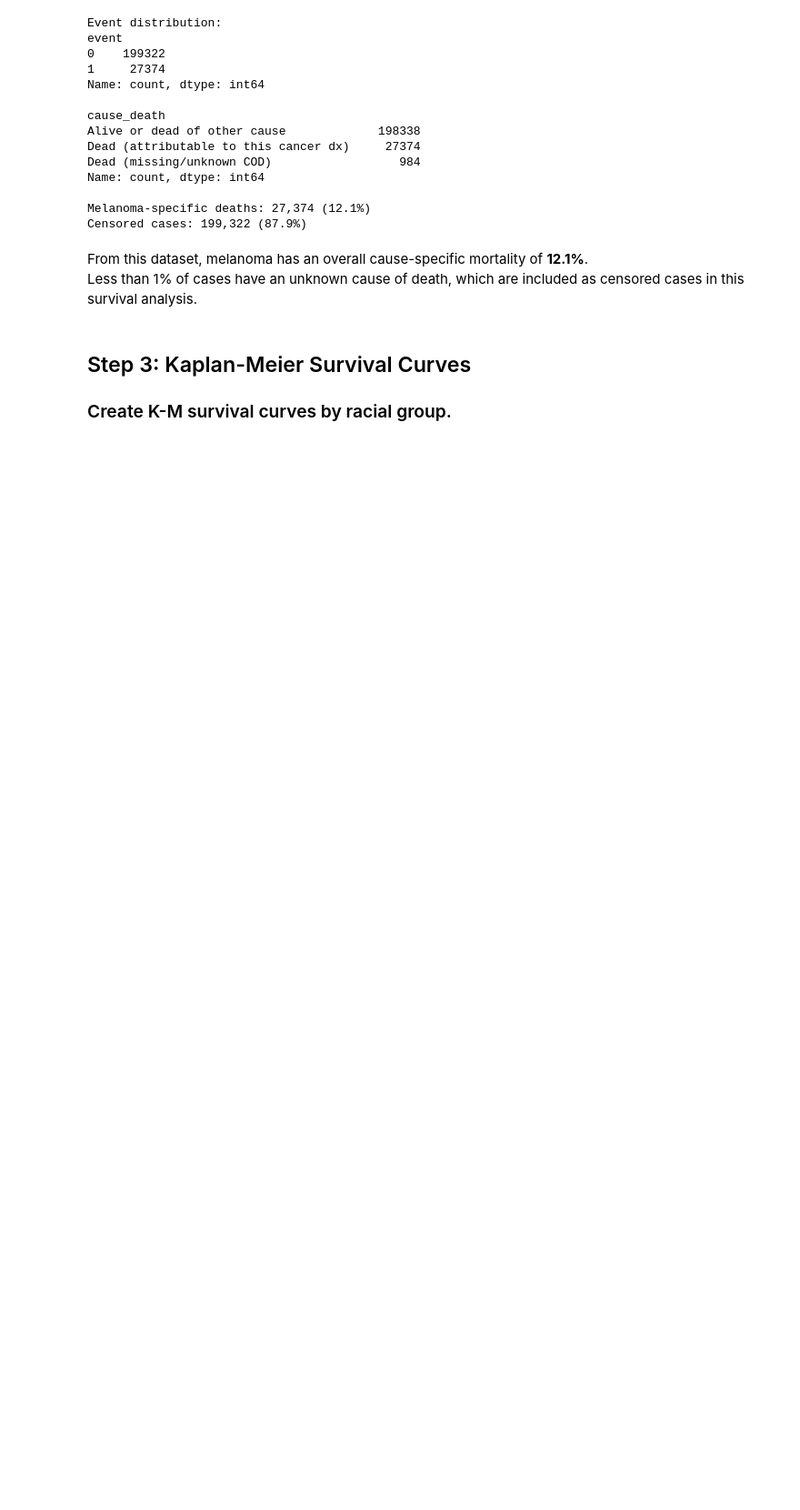
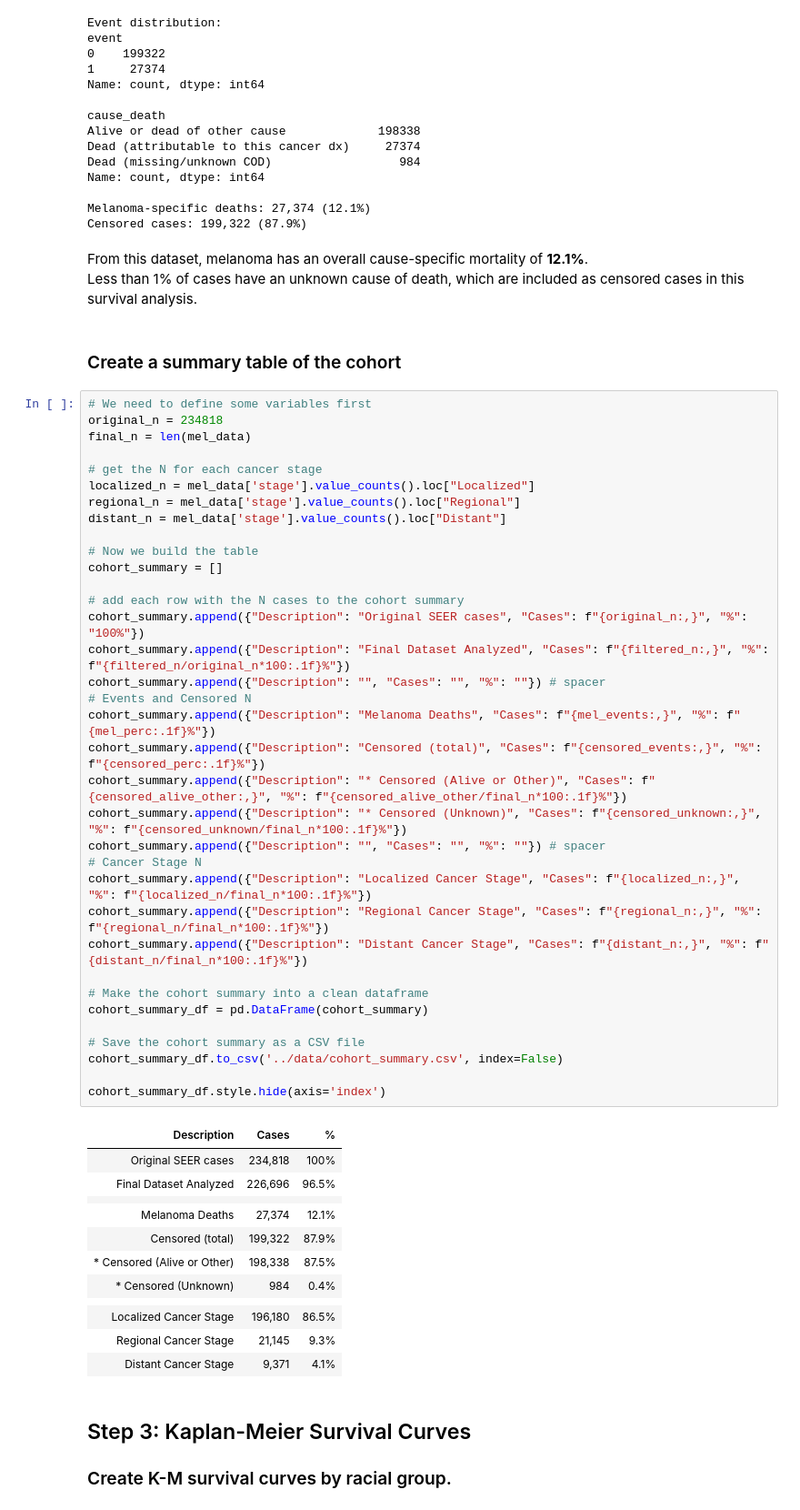
Before and after one commit to kpannoni/melanoma-project, a Jupyter notebook: notebooks/03_survival_analysis.ipynb, the cells around one changed output. Shown at 91% size. Saved outputs shown, nothing was run; the diff lists cells and outputs as text; blank space fills up the shorter version.

Commit message:
Updated the survival analysis notebook with statistics and created a cohort summary.

```diff
--- a/notebooks/03_survival_analysis.ipynb
+++ b/notebooks/03_survival_analysis.ipynb
@@ -122,6 +132,56 @@ Censored cases: 199,322 (87.9%)
 # %% [markdown]
 From this dataset, melanoma has an overall cause-specific mortality of **12.1%**.
 <br>Less than 1% of cases have an unknown cause of death, which are included as censored cases in this survival analysis.
+# %% [markdown]
+### Create a summary table of the cohort
+# %%
+# We need to define some variables first
+original_n = 234818
+final_n = len(mel_data)
+
+# get the N for each cancer stage
+localized_n = mel_data['stage'].value_counts().loc["Localized"]
+regional_n = mel_data['stage'].value_counts().loc["Regional"]
+distant_n = mel_data['stage'].value_counts().loc["Distant"]
+
+# Now we build the table
+cohort_summary = []
+
+# add each row with the N cases to the cohort summary
+cohort_summary.append({"Description": "Original SEER cases", "Cases": f"{original_n:,}", "%": "100%"})
+cohort_summary.append({"Description": "Final Dataset Analyzed", "Cases": f"{filtered_n:,}", "%": f"{filtered_n/original_n*100:.1f}%"})
+cohort_summary.append({"Description": "", "Cases": "", "%": ""}) # spacer
+# Events and Censored N
+cohort_summary.append({"Description": "Melanoma Deaths", "Cases": f"{mel_events:,}", "%": f"{mel_perc:.1f}%"})
+cohort_summary.append({"Description": "Censored (total)", "Cases": f"{censored_events:,}", "%": f"{censored_perc:.1f}%"})
+cohort_summary.append({"Description": "* Censored (Alive or Other)", "Cases": f"{censored_alive_other:,}", "%": f"{censored_alive_other/final_n*100:.1f}%"})
+cohort_summary.append({"Description": "* Censored (Unknown)", "Cases": f"{censored_unknown:,}", "%": f"{censored_unknown/final_n*100:.1f}%"})
+cohort_summary.append({"Description": "", "Cases": "", "%": ""}) # spacer
+# Cancer Stage N
+cohort_summary.append({"Description": "Localized Cancer Stage", "Cases": f"{localized_n:,}", "%": f"{localized_n/final_n*100:.1f}%"})
+cohort_summary.append({"Description": "Regional Cancer Stage", "Cases": f"{regional_n:,}", "%": f"{regional_n/final_n*100:.1f}%"})
+cohort_summary.append({"Description": "Distant Cancer Stage", "Cases": f"{distant_n:,}", "%": f"{distant_n/final_n*100:.1f}%"})
+
+# Make the cohort summary into a clean dataframe
+cohort_summary_df = pd.DataFrame(cohort_summary)
+
+# Save the cohort summary as a CSV file
+cohort_summary_df.to_csv('../data/cohort_summary.csv', index=False)
+
+cohort_summary_df.style.hide(axis='index')
+# %% [output]
+| Description | Cases | % |
+| Original SEER cases | 234,818 | 100% |
+| Final Dataset Analyzed | 226,696 | 96.5% |
+|  |  |  |
+| Melanoma Deaths | 27,374 | 12.1% |
+| Censored (total) | 199,322 | 87.9% |
+| * Censored (Alive or Other) | 198,338 | 87.5% |
+| * Censored (Unknown) | 984 | 0.4% |
+|  |  |  |
+| Localized Cancer Stage | 196,180 | 86.5% |
+| Regional Cancer Stage | 21,145 | 9.3% |
+| Distant Cancer Stage | 9,371 | 4.1% |
 # %% [markdown]
 ## Step 3: Kaplan-Meier Survival Curves
 ### Create K-M survival curves by racial group.
```
Also changed, not shown: parts of 13 cells of this notebook, 9 other files.
